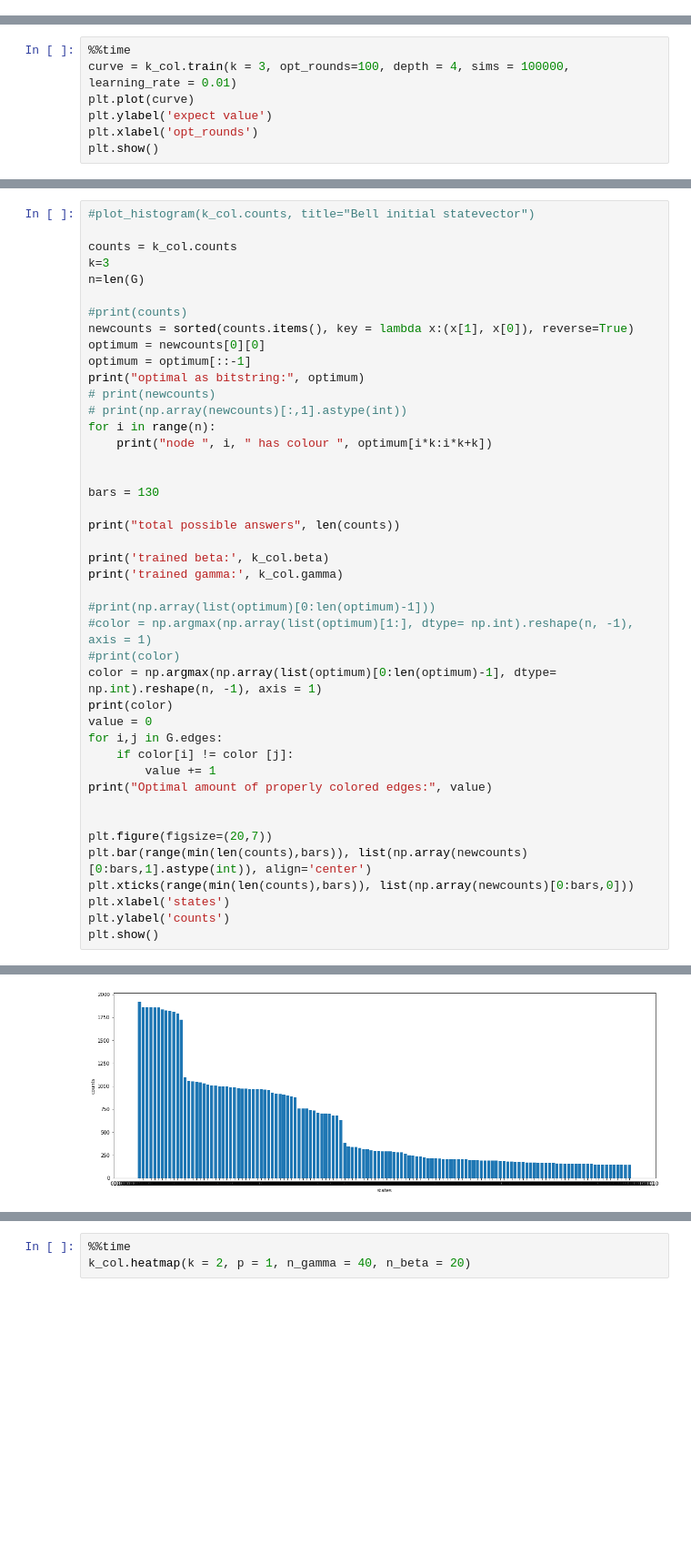
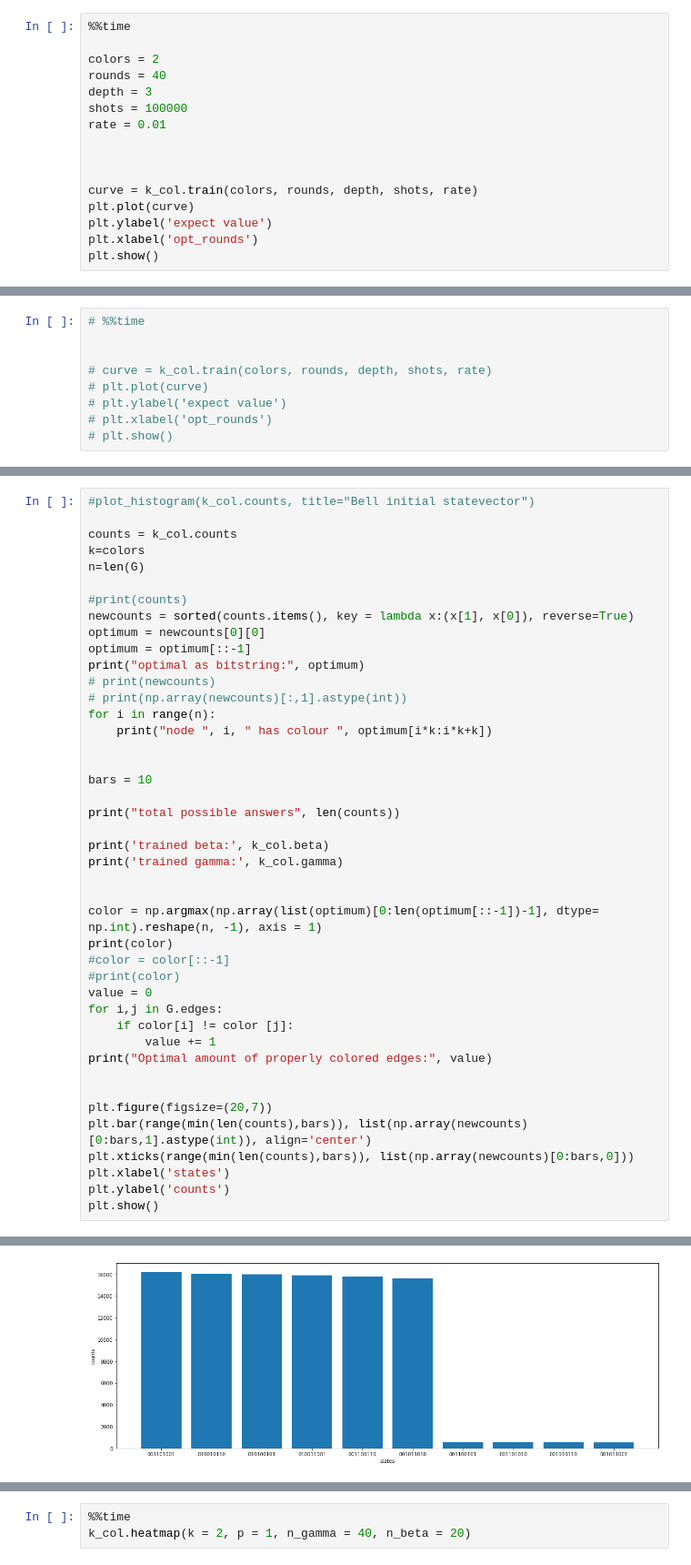
Before and after one commit to XunyiZhao/Quantum_Information_Project, a Jupyter notebook: k-colorable-subgraph.ipynb, the cells around one changed output, grey strips where cells are left out. Shown at 91% size. Saved outputs shown, nothing was run; the diff lists cells and outputs as text; blank space fills up the shorter version.

```diff
--- a/k-colorable-subgraph.ipynb
+++ b/k-colorable-subgraph.ipynb
@@ -236,0 +239,16 @@ k_col.draw()
+# %%
+%%time
+
+colors = 2
+rounds = 40
+depth = 3
+shots = 100000
+rate = 0.01
+
+
+
+curve = k_col.train(colors, rounds, depth, shots, rate)
+plt.plot(curve)
+plt.ylabel('expect value')
+plt.xlabel('opt_rounds')
+plt.show()
@@ -237,7 +258,9 @@ k_col.draw()
 # %%
-%%time
-curve = k_col.train(k = 3, opt_rounds=100, depth = 4, sims = 100000, learning_rate = 0.01)
-plt.plot(curve)
-plt.ylabel('expect value')
-plt.xlabel('opt_rounds')
-plt.show()
+# %%time
+
+
+# curve = k_col.train(colors, rounds, depth, shots, rate)
+# plt.plot(curve)
+# plt.ylabel('expect value')
+# plt.xlabel('opt_rounds')
+# plt.show()
@@ -248,7 +268,7 @@ Wall time: 1h 10min 3s
 #plot_histogram(k_col.counts, title="Bell initial statevector")
 
 counts = k_col.counts
-k=3
+k=colors
 n=len(G)
 
 #print(counts)
@@ -262,18 +282,18 @@ for i in range(n):
     print("node ", i, " has colour ", optimum[i*k:i*k+k])
 
 
-bars = 130
+bars = 10
 
 print("total possible answers", len(counts))
 
 print('trained beta:', k_col.beta)
 print('trained gamma:', k_col.gamma)
 
-#print(np.array(list(optimum)[0:len(optimum)-1]))
-#color = np.argmax(np.array(list(optimum)[1:], dtype= np.int).reshape(n, -1), axis = 1)
+
+color = np.argmax(np.array(list(optimum)[0:len(optimum[::-1])-1], dtype= np.int).reshape(n, -1), axis = 1)
+print(color)
+#color = color[::-1]
 #print(color)
-color = np.argmax(np.array(list(optimum)[0:len(optimum)-1], dtype= np.int).reshape(n, -1), axis = 1)
-print(color)
 value = 0
 for i,j in G.edges:
     if color[i] != color [j]:
@@ -303,2 +321,2 @@ Optimal amount of properly colored edges: 8
-[figure, old version]
+[figure, new version]
 # %%
```
Also changed, not shown: parts of 8 cells of this notebook, 1 other file.
